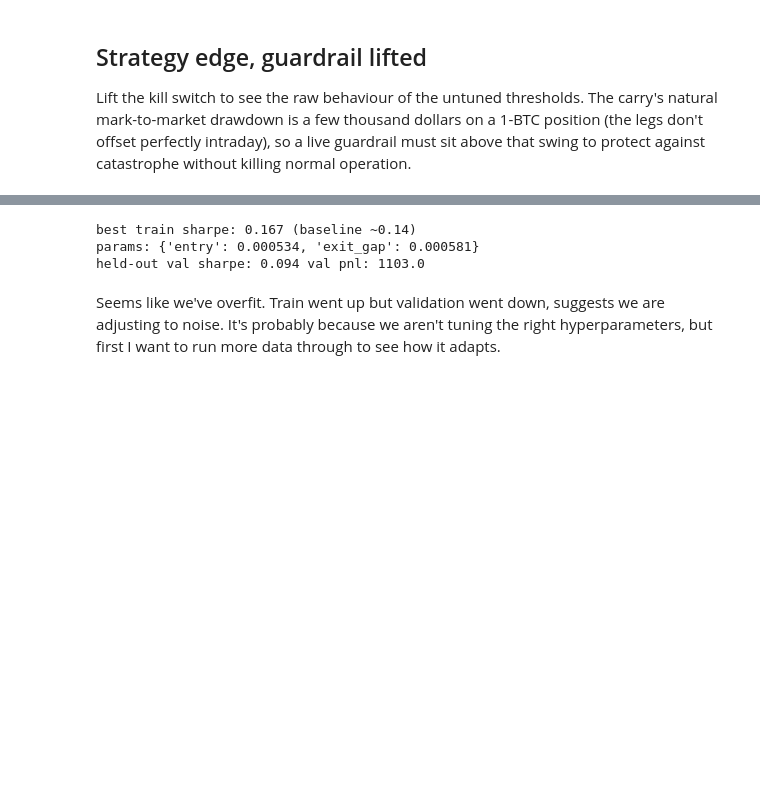
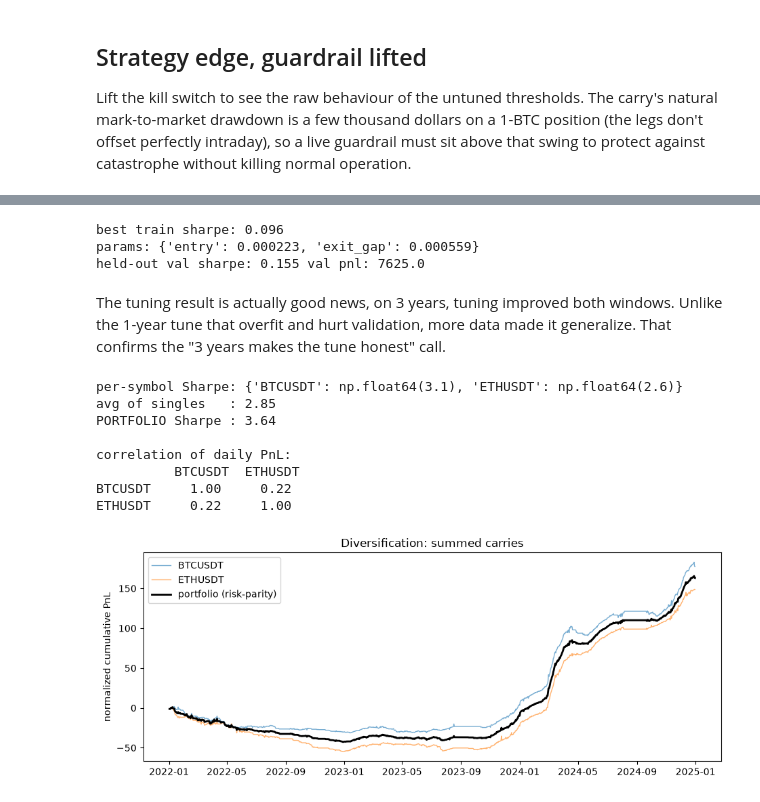
Before and after one commit to darkskele/quant_platform, a Jupyter notebook: research/funding_carry.ipynb, the cells around one changed output, grey strips where cells are left out. Saved outputs shown, nothing was run; the diff lists cells and outputs as text; code cells hidden in the pictures; blank space fills up the shorter version.

```diff
--- a/research/funding_carry.ipynb
+++ b/research/funding_carry.ipynb
@@ -120,34 +108,67 @@ The quality is thin, though. Sharpe is ~0.13, and it took a $5,358 drawdown in v
 # %%
 optuna.logging.set_verbosity(optuna.logging.WARNING)
-
-# Guardrail frozen off during the search: it's a deployment choice set from the
-# winner's drawdown, not an optimization knob. Sharpe is scale-invariant, so
-# target_qty (sizing) is fixed and chosen later from risk appetite.
-FROZEN_RISK = qb.RiskConfig()
-FROZEN_RISK.max_drawdown = 1e12
-FROZEN_RISK.max_position_qty = 100.0
 
 def objective(trial):
     c = qb.CarryConfig()
     c.entry_funding_rate = trial.suggest_float("entry", 0.0, 0.001)
     c.exit_funding_rate  = c.entry_funding_rate - trial.suggest_float("exit_gap", 0.0, 0.0012)
-    c.target_qty = 1.0
-    m = qb.run_metrics(carry=c, risk=FROZEN_RISK, train_fraction=0.7)
+    m = qb.run_metrics(DATASET, carry=c, risk=FROZEN_RISK, train_fraction=0.7)
     trial.set_user_attr("val_sharpe", m["val"]["sharpe"])
-    trial.set_user_attr("val_pnl", m["val"]["pnl"])
+    trial.set_user_attr("val_pnl",    m["val"]["pnl"])
     return m["train"]["sharpe"]
 
 study = optuna.create_study(direction="maximize")
 study.optimize(objective, n_trials=100)
 
 b = study.best_trial
-print("best train sharpe:", round(study.best_value, 3), "(baseline ~0.14)")
+print("best train sharpe:", round(study.best_value, 3))
 print("params:", {k: round(v, 6) for k, v in study.best_params.items()})
 print("held-out val sharpe:", round(b.user_attrs["val_sharpe"], 3),
       "val pnl:", round(b.user_attrs["val_pnl"], 0))
 # %% [output]
-best train sharpe: 0.167 (baseline ~0.14)
-params: {'entry': 0.000534, 'exit_gap': 0.000581}
-held-out val sharpe: 0.094 val pnl: 1103.0
+best train sharpe: 0.096
+params: {'entry': 0.000223, 'exit_gap': 0.000559}
+held-out val sharpe: 0.155 val pnl: 7625.0
 # %% [markdown]
-Seems like we've overfit. Train went up but validation went down, suggests we are adjusting to noise. It's probably because we aren't tuning the right hyperparameters, but first I want to run more data through to see how it adapts.
+The tuning result is actually good news, on 3 years, tuning improved both windows. Unlike the 1-year tune that overfit and hurt validation, more data made it generalize. That confirms the "3 years makes the tune honest" call.
+# %%
+symbols = ["BTCUSDT", "ETHUSDT"]          # add "SOLUSDT", ... as they finish downloading
+
+# End-of-day equity for one delta-neutral 1-unit carry per symbol.
+daily = {}
+for s in symbols:
+    ds  = qb.Dataset(DATA, s, "2022-01-01", "2024-12-31")
+    ser = qb.run_series(ds, risk=FROZEN_RISK, stride=500)     # ~daily resolution, fast
+    idx = pd.to_datetime([p.ts for p in ser])
+    daily[s] = pd.Series([p.equity for p in ser], index=idx).resample("1D").last().ffill()
+
+eq  = pd.DataFrame(daily).dropna()
+pnl = eq.diff().dropna()                                  # daily PnL per symbol
+ann = np.sqrt(365)
+sharpe = lambda x: (x.mean() / x.std()) * ann if x.std() else 0.0
+
+# Equal-RISK weighting: scale each symbol to unit daily vol, then average.
+w    = 1.0 / pnl.std()
+port = (pnl * w).mean(axis=1)
+
+print("per-symbol Sharpe:", {s: round(sharpe(pnl[s]), 2) for s in symbols})
+print("avg of singles   :", round(np.mean([sharpe(pnl[s]) for s in symbols]), 2))
+print("PORTFOLIO Sharpe :", round(sharpe(port), 2))
+print("\ncorrelation of daily PnL:\n", pnl.corr().round(2))
+
+plt.figure(figsize=(11, 4))
+for s in symbols:
+    plt.plot(pnl.index, (pnl[s] * w[s]).cumsum(), lw=1, alpha=.6, label=s)
+plt.plot(pnl.index, port.cumsum(), "k", lw=2, label="portfolio (risk-parity)")
+plt.legend(); plt.ylabel("normalized cumulative PnL"); plt.title("Diversification: summed carries")
+plt.show()
+# %% [output]
+per-symbol Sharpe: {'BTCUSDT': np.float64(3.1), 'ETHUSDT': np.float64(2.6)}
+avg of singles   : 2.85
+PORTFOLIO Sharpe : 3.64
+
+correlation of daily PnL:
+          BTCUSDT  ETHUSDT
+BTCUSDT     1.00     0.22
+ETHUSDT     0.22     1.00
+[figure, added]
```
Also changed, not shown: parts of 8 cells of this notebook, 18 other files.
